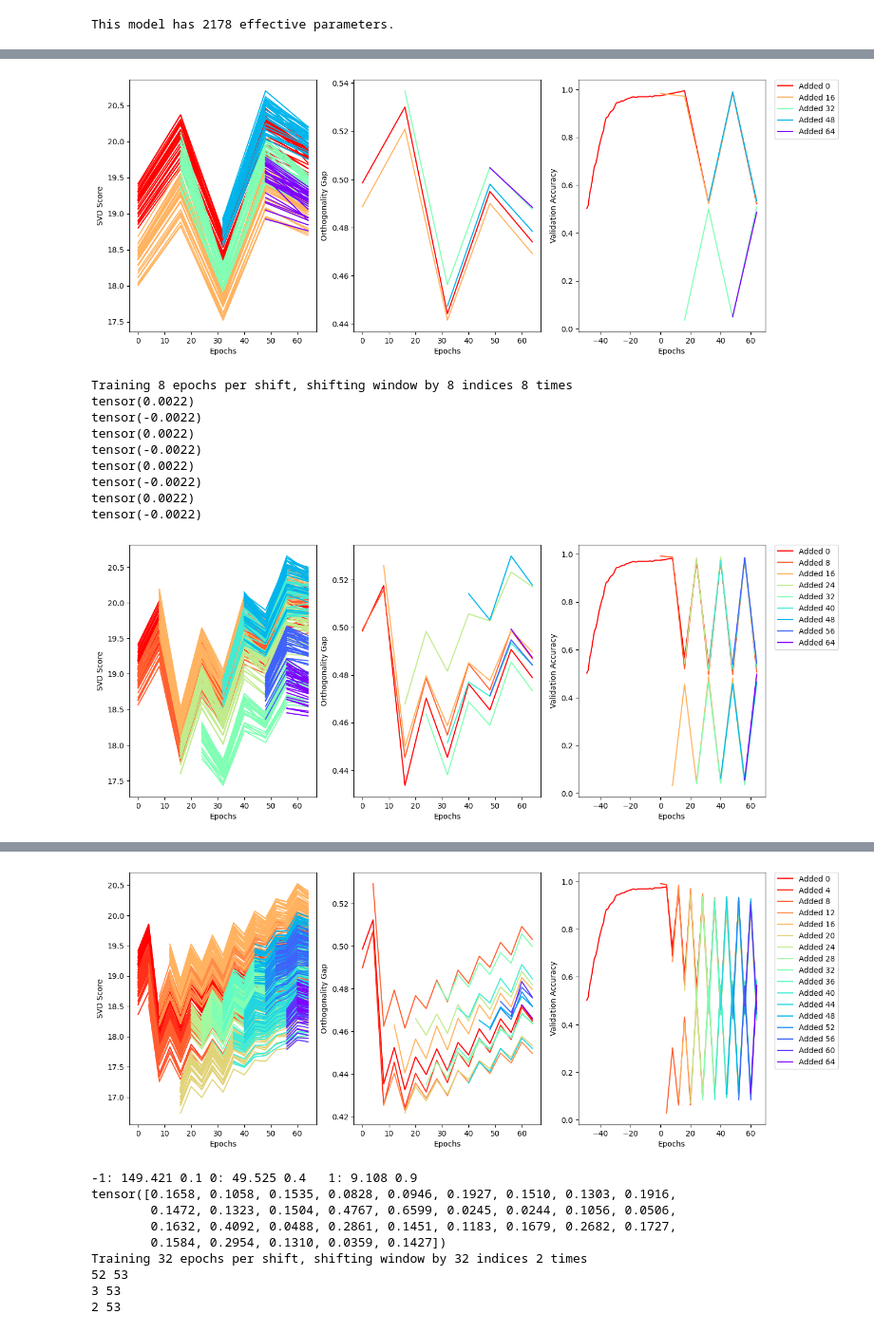
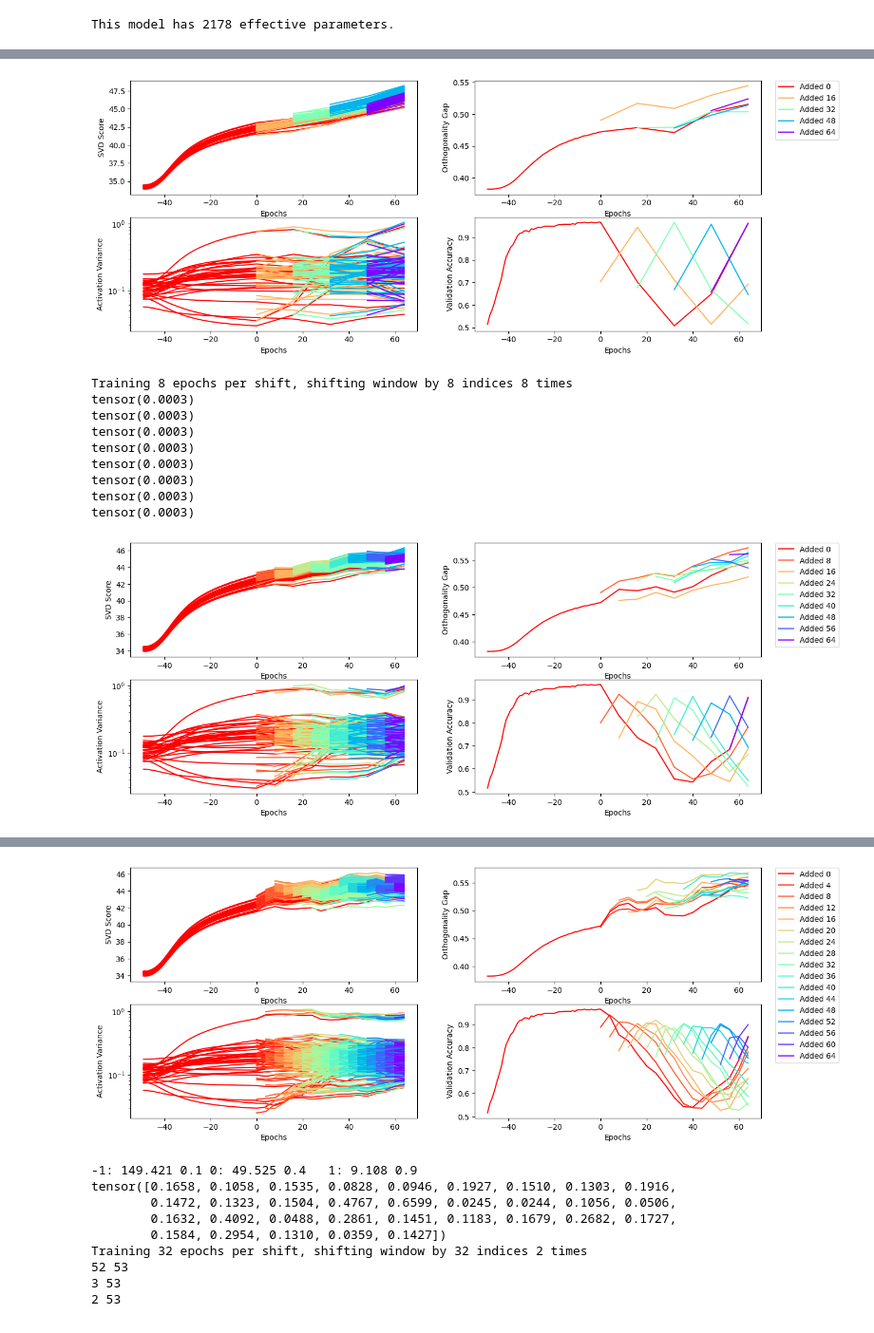
Before and after one commit to k8lion/GrowAndPrune, a Jupyter notebook: src/sandbox.ipynb, the cells around one changed output, grey strips where cells are left out. Shown at 95% size. Cells and saved outputs as stored; diff of their text form; code cells hidden in the pictures.

```diff
--- a/src/sandbox.ipynb
+++ b/src/sandbox.ipynb
@@ -46,7 +46,7 @@ model = ModSequential(
         ModLinear(64, hidden[0], masked=True, prebatchnorm=True, learnable_mask=True),
         #ModLinear(hidden[0], hidden[1], masked=True, prebatchnorm=True, learnable_mask=True),
         ModLinear(hidden[0], 1 if regression else 2, masked=True, prebatchnorm=True),
-        track_activations=True,
+        track_activations=10,
         track_auxiliary_gradients=True
     ).to(device)
 optimizer = torch.optim.SGD(model.parameters(), lr=0.01)
@@ -57,4 +57,7 @@ print("This model has {} effective parameters.".format(model.parameter_count(mas
 # %% [output]
 This model has 2178 effective parameters.
 # %%
-pre_losses, pre_accs = train(model, train_loader, optimizer, criterion, epochs=50, val_loader=val_loader, device=device, regression=regression, verbose=False, val_verbose=False)
+pre_losses, pre_accs, pre_acts = train(model, train_loader, optimizer, criterion, epochs=50, val_loader=val_loader, device=device, regression=regression, verbose=False, val_verbose=False, val_acts=True)
+pre_vars = torch.cat([activation_variance(acts).unsqueeze(0) for acts in pre_acts["0"]], dim=0)
+pre_svd_scores = torch.cat([svd_score(acts).unsqueeze(0) for acts in pre_acts["0"]], dim=0)
+pre_orthog_gap = [orthogonality_gap(acts) for acts in pre_acts["0"]]
@@ -72,8 +71,11 @@ for power in range(int(math.log(base_data.input_dim, 2))-2):
 
     loss, acc = test(mod, val_loader, criterion, device=device, regression=regression, verbose=False)
     accs = [list(pre_accs)]
-    svd_scores = [svd_score(mod.activations["0"]).unsqueeze(0)]
-    orthog_gaps = [[orthogonality_gap(mod.activations["0"])]]
+    #svd_scores = [svd_score(mod.activations["0"]).unsqueeze(0)]
+    svd_scores = [pre_svd_scores]
+    vars = [pre_vars]
+    #orthog_gaps = [[orthogonality_gap(mod.activations["0"])]]
+    orthog_gaps = [list(pre_orthog_gap)]
 
     timestamp = list(range(-50, 1))
 
@@ -83,40 +85,47 @@ for power in range(int(math.log(base_data.input_dim, 2))-2):
     print("Training {} epochs per shift, shifting window by {} indices {} times".format(64//int(base_data.input_dim/shift), shift, int(base_data.input_dim/shift)))
     for step in range(int(base_data.input_dim/shift)):
         modded_data = copy.deepcopy(base_data)
-        modded_data.shift_distribution(multiplier=(-1)**step, recompute_y=False)
+        #modded_data.shift_distribution(multiplier=(-1)**step, recompute_y=False)
         #modded_data.shift_distribution(adder=((step+1)*shift)/32, recompute_y=False)
-        #modded_data.shift_window((step+1)*shift)
+        modded_data.shift_window((step+1)*shift)
         print(modded_data.X.mean())
         modded_train_loader, modded_val_loader, modded_test_loader = split_dataset(modded_data, val_size = 0.1, test_size = 0.1, batch_size = 128)
         datasets.append(modded_val_loader)
         loss, acc = test(mod, modded_val_loader, criterion, device=device, regression=regression, verbose=False)
         accs.append([acc])
         svd_scores.append(svd_score(mod.activations["0"]).unsqueeze(0))
+        vars.append(activation_variance(mod.activations["0"]).unsqueeze(0))
         orthog_gaps.append([orthogonality_gap(mod.activations["0"])])
-        train(mod, modded_train_loader, mod_optimizer, criterion, epochs=64//int(base_data.input_dim/shift), val_loader=modded_val_loader, device=device, regression=regression, verbose=False, val_verbose=False)
+        loss_, acc_, acts_ = train(mod, modded_train_loader, mod_optimizer, criterion, epochs=64//int(base_data.input_dim/shift), val_loader=modded_val_loader, device=device, regression=regression, verbose=False, val_verbose=False, val_acts=True)
         timestamp.append(timestamp[-1]+64//int(base_data.input_dim/shift))
         for i, vl in enumerate(datasets):
             loss, acc = test(mod, vl, criterion, device=device, regression=regression, verbose=False)
             accs[i].append(acc)
             svd_scores[i] = torch.cat((svd_scores[i], svd_score(mod.activations["0"]).unsqueeze(0)), dim=0)
+            vars[i] = torch.cat((vars[i], activation_variance(mod.activations["0"]).unsqueeze(0)), dim=0)
             orthog_gaps[i].append(orthogonality_gap(mod.activations["0"]))
 
     #plot the svd scores
     colors = [cmap(i) for i in np.linspace(1, 0, len(svd_scores))]
-    fig, (ax1, ax2, ax3) = plt.subplots(1,3, figsize=(15,6))
+    fig, axs = plt.subplots(2,2, figsize=(15,6))
     for i, scores in enumerate(svd_scores):
         for neuron in range(scores.shape[1]):
-            ax1.plot(timestamp[-len(scores[:,neuron]):], scores[:,neuron], color=colors[i], label="Window {}".format(int(i*(64//(len(svd_scores)-1)))) if neuron == 0 else None)
-    ax1.set_xlabel("Epochs")
-    ax1.set_ylabel("SVD Score")
+            axs[0,0].plot(timestamp[-len(scores[:,neuron]):], scores[:,neuron], color=colors[i], label="Window {}".format(int(i*(64//(len(svd_scores)-1)))) if neuron == 0 else None)
+    axs[0,0].set_xlabel("Epochs")
+    axs[0,0].set_ylabel("SVD Score")
     for i, gaps in enumerate(orthog_gaps):
-        ax2.plot(timestamp[-len(gaps):], gaps, color=colors[i], label="Added {}".format(int(i*(64//(len(svd_scores)-1)))))
-        ax3.plot(timestamp[-len(accs[i]):], accs[i], color=colors[i], label="Added {}".format(int(i*(64//(len(svd_scores)-1)))))
-    ax2.set_xlabel("Epochs")
-    ax2.set_ylabel("Orthogonality Gap")
-    ax3.set_xlabel("Epochs")
-    ax3.set_ylabel("Validation Accuracy")
-    ax3.legend(bbox_to_anchor=(1.05, 1), loc='upper left', borderaxespad=0.)
+        axs[0,1].plot(timestamp[-len(gaps):], gaps, color=colors[i], label="Added {}".format(int(i*(64//(len(svd_scores)-1)))))
+        axs[1,0].plot(timestamp[-len(vars[i]):], vars[i], color=colors[i], label="Added {}".format(int(i*(64//(len(svd_scores)-1)))))
+        axs[1,1].plot(timestamp[-len(accs[i]):], accs[i], color=colors[i], label="Added {}".format(int(i*(64//(len(svd_scores)-1)))))
+    axs[0,1].set_xlabel("Epochs")
+    axs[0,1].set_ylabel("Orthogonality Gap")
+    axs[1,0].set_xlabel("Epochs")
+    axs[1,0].set_ylabel("Activation Variance")
+    #make y axis log scale
+    axs[1,0].set_yscale('log')
+    axs[1,1].set_xlabel("Epochs")
+    axs[1,1].set_ylabel("Validation Accuracy")
+    axs[0,1].legend(bbox_to_anchor=(1.05, 1), loc='upper left', borderaxespad=0.)
     plt.show()
 
     #print(datasets[0].dataset.y == datasets[-1].dataset.y)
@@ -133,12 +142,12 @@ tensor(-0.0022)
-[figure, old version]
+[figure, new version]
 Training 8 epochs per shift, shifting window by 8 indices 8 times
-tensor(0.0022)
-tensor(-0.0022)
-tensor(0.0022)
-tensor(-0.0022)
-tensor(0.0022)
-tensor(-0.0022)
-tensor(0.0022)
-tensor(-0.0022)
+tensor(0.0003)
+tensor(0.0003)
+tensor(0.0003)
+tensor(0.0003)
+tensor(0.0003)
+tensor(0.0003)
+tensor(0.0003)
+tensor(0.0003)
-[figure, old version]
+[figure, new version]
 Training 4 epochs per shift, shifting window by 4 indices 16 times
@@ -161,4 +170,4 @@ tensor(-0.0022)
-[figure, old version]
+[figure, new version]
 # %%
 for key, value in model.activations.items():
     print("{}: {:.3f} {}".format(key, effective_rank(value, partial=True).item(), round(orthogonality_gap(value).item(), 1)), end="\t")
```
Also changed, not shown: parts of 5 cells of this notebook, 1 other file.
